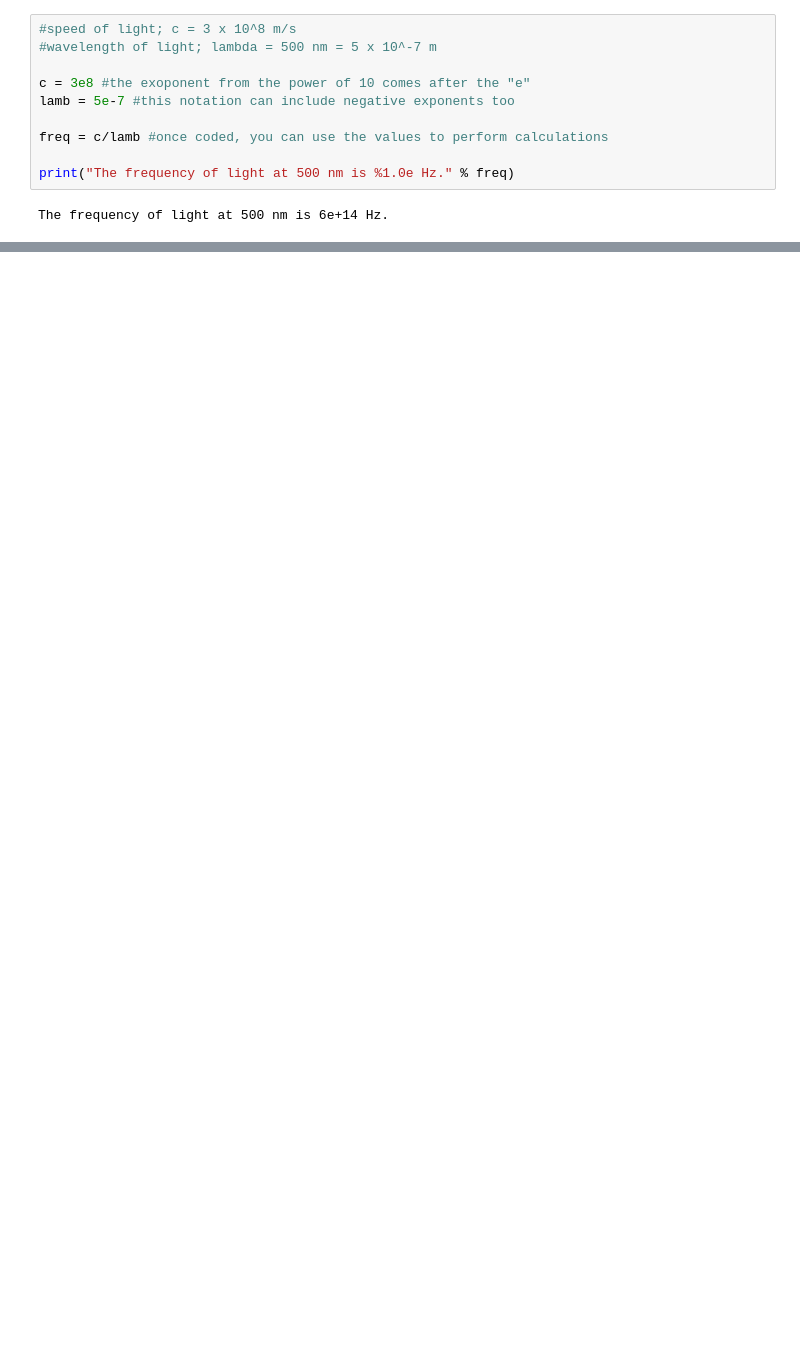
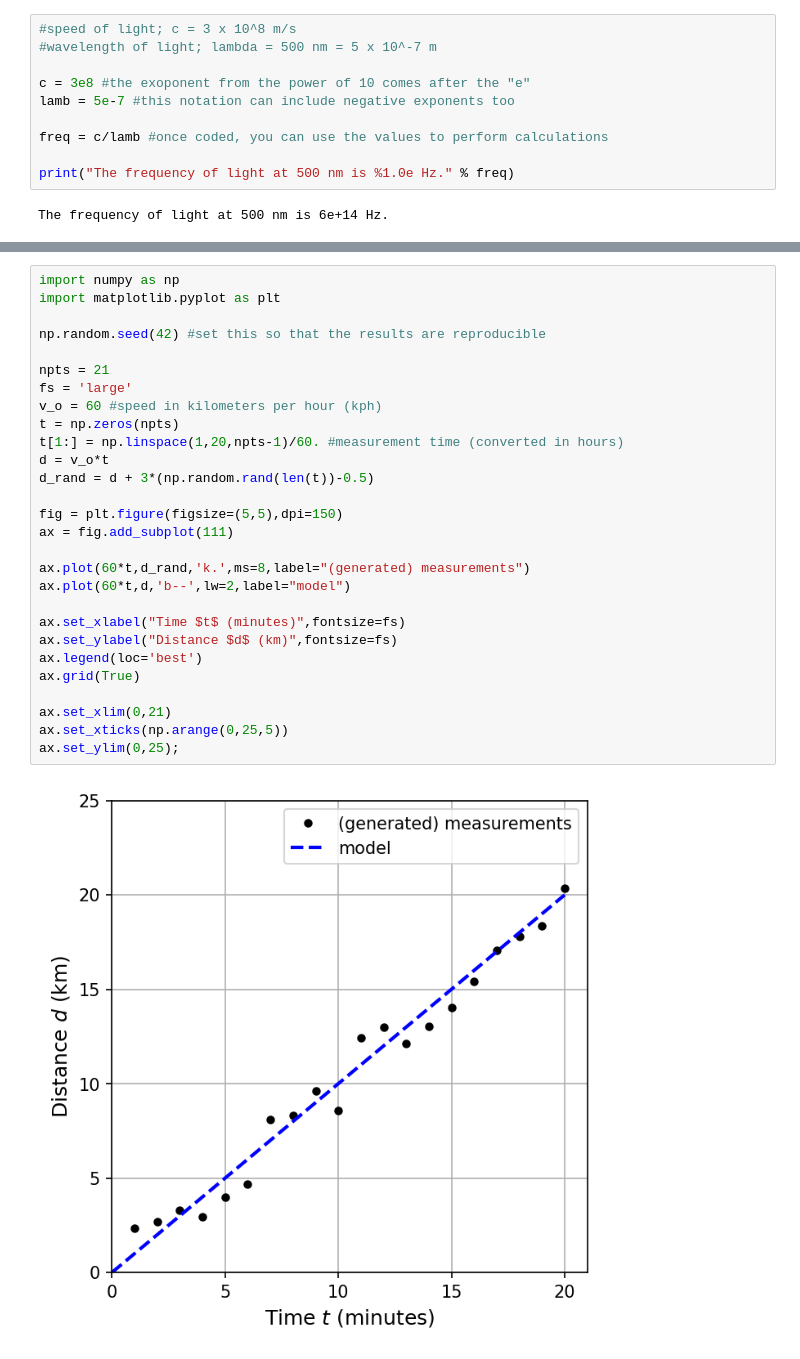
Before and after one commit to saturnaxis/IntroAstro, a Jupyter notebook: docs/_sources/Tutorials/thinking-like-astronomer.ipynb, the cells around one changed output, grey strips where cells are left out. Drawn from its saved outputs; the diff is of its cells as text; blank space fills up the shorter version.

```diff
--- a/docs/_sources/Tutorials/thinking-like-astronomer.ipynb
+++ b/docs/_sources/Tutorials/thinking-like-astronomer.ipynb
@@ -35,0 +81,30 @@ The frequency of light at 500 nm is 6e+14 Hz.
+# %%
+import numpy as np
+import matplotlib.pyplot as plt
+
+np.random.seed(42) #set this so that the results are reproducible
+
+npts = 21
+fs = 'large'
+v_o = 60 #speed in kilometers per hour (kph)
+t = np.zeros(npts)
+t[1:] = np.linspace(1,20,npts-1)/60. #measurement time (converted in hours)
+d = v_o*t
+d_rand = d + 3*(np.random.rand(len(t))-0.5)
+
+fig = plt.figure(figsize=(5,5),dpi=150)
+ax = fig.add_subplot(111)
+
+ax.plot(60*t,d_rand,'k.',ms=8,label="(generated) measurements")
+ax.plot(60*t,d,'b--',lw=2,label="model")
+
+ax.set_xlabel("Time $t$ (minutes)",fontsize=fs)
+ax.set_ylabel("Distance $d$ (km)",fontsize=fs)
+ax.legend(loc='best')
+ax.grid(True)
+
+ax.set_xlim(0,21)
+ax.set_xticks(np.arange(0,25,5))
+ax.set_ylim(0,25);
+# %% [output]
+[figure, added]
```
Also changed, not shown: parts of 6 cells of this notebook, 17 other files.
